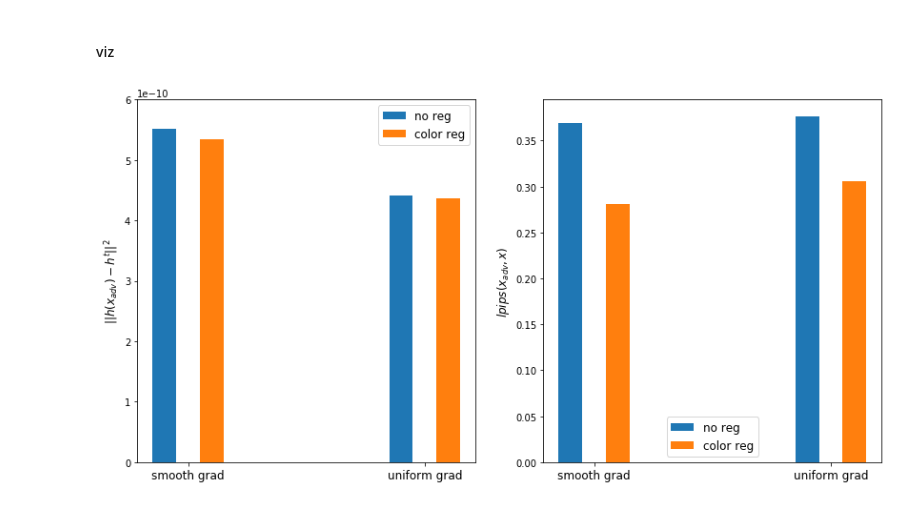
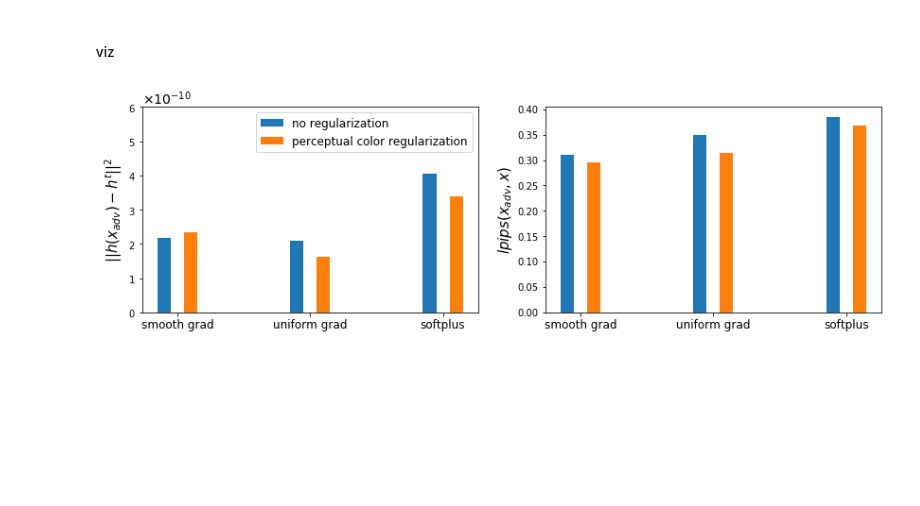
Before and after one commit to ahmadajal/Robust_Explanations, a Jupyter notebook: notebooks/results_post_hoc_methods.ipynb, the cells around one changed output. Cells and saved outputs as stored; diff of their text form; code cells hidden in the pictures; blank space fills up the shorter version.

```diff
--- a/notebooks/results_post_hoc_methods.ipynb
+++ b/notebooks/results_post_hoc_methods.ipynb
@@ -463,42 +588,52 @@ for att in ["add", "add_stadv", "add_recolor", "add_stadv_recolor"]:
 # %% [markdown]
 #### LPIPS
-# %%
-lpips_to_original_image_ciede = {"add": {"saliency": 0, "smooth_grad": 0, "uniform_grad": 0},
-         "add_stadv": {"saliency": 0, "smooth_grad": 0, "uniform_grad": 0},
-         "add_recolor": {"saliency": 0, "smooth_grad": 0, "uniform_grad": 0},
-         "add_stadv_recolor": {"saliency": 0, "smooth_grad": 0, "uniform_grad": 0}}
-for att in ["add", "add_stadv", "add_recolor", "add_stadv_recolor"]:
-    for method in ["smooth_grad", "uniform_grad"]:
-        lpips_to_original_image_ciede[att][method] = lpips_dist.forward(img, p_img_ciede[att][method]).item()
+# %%
+lpips_to_original_image_ciede = {"add": {"softplus": 0, "smooth_grad": 0, "uniform_grad": 0}}
+
+for att in ["add"]:
+    for method in ["smooth_grad", "uniform_grad", "softplus"]:
+        if method == "softplus":
+            with open("../examples/output_expl/ciede/"+att+"/output.log", "r") as f:
+                lines = f.readlines()
+        else:
+            with open("../examples/output_expl_relu/ciede/"+att+"/"+method+"/output.log", "r") as f:
+                lines = f.readlines()
+        lpips_to_original_image_ciede[att][method] = float(lines[-1].strip().split(" ")[-1])
 # %% [markdown]
 #### viz
 # %%
-fig, ax = plt.subplots(1,2, figsize=(14, 7))
+fig, ax = plt.subplots(1,2, figsize=(14, 4))
 
-x_s = np.array([1,2])
+x_s = np.array([1,2,3])
 ax[0].bar(x_s - 0.1,
-           [mse_to_target_map["add"]["smooth_grad"], mse_to_target_map["add"]["uniform_grad"]], width=0.1, label="no reg")
+           [mse_to_target_map["add"]["smooth_grad"], mse_to_target_map["add"]["uniform_grad"],
+            mse_to_target_map["add"]["softplus"]], width=0.1, label="no regularization")
 
 ax[0].bar(x_s + 0.1,
-           [mse_to_target_map_ciede["add"]["smooth_grad"], mse_to_target_map_ciede["add"]["uniform_grad"]], width=0.1, label="color reg")
+           [mse_to_target_map_ciede["add"]["smooth_grad"], mse_to_target_map_ciede["add"]["uniform_grad"],
+            mse_to_target_map_ciede["add"]["softplus"]], width=0.1, label="perceptual color regularization")
 
 
 ax[0].set_xticks(x_s)
-ax[0].set_xticklabels(["smooth grad", "uniform grad"], fontsize=12)
+ax[0].set_xticklabels(["smooth grad", "uniform grad", "softplus"], fontsize=12)
 ax[0].legend(fontsize=12)
-ax[0].set_ylabel(r"$||h(x_{adv}) - h^t||^2$", fontsize=12)
+ax[0].set_ylabel(r"$||h(x_{adv}) - h^t||^2$", fontsize=15)
+ax[0].ticklabel_format(style='sci', axis='y',scilimits=(0,0), useMathText=True)
+ax[0].yaxis.get_offset_text().set_fontsize(14)
 ax[0].set_ylim(top=6e-10)
 
 ax[1].bar(x_s - 0.1,
-           [lpips_to_original_image["add"]["smooth_grad"], lpips_to_original_image["add"]["uniform_grad"]], width=0.1, label="no reg")
+           [lpips_to_original_image["add"]["smooth_grad"], lpips_to_original_image["add"]["uniform_grad"],
+           lpips_to_original_image["add"]["softplus"]], width=0.1, label="no regularization")
 
 ax[1].bar(x_s + 0.1,
-           [lpips_to_original_image_ciede["add"]["smooth_grad"], lpips_to_original_image_ciede["add"]["uniform_grad"]], width=0.1, label="color reg")
+           [lpips_to_original_image_ciede["add"]["smooth_grad"], lpips_to_original_image_ciede["add"]["uniform_grad"],
+           lpips_to_original_image_ciede["add"]["softplus"]], width=0.1, label="perceptual color regularization")
 
 ax[1].set_xticks(x_s)
-ax[1].set_xticklabels(["smooth grad", "uniform grad"], fontsize=12)
-ax[1].legend(fontsize=12)
-ax[1].set_ylabel(r"$lpips(x_{adv}, x)$", fontsize=12)
+ax[1].set_xticklabels(["smooth grad", "uniform grad", "softplus"], fontsize=12)
+# ax[1].legend(fontsize=12)
+ax[1].set_ylabel(r"$lpips(x_{adv}, x)$", fontsize=15)
 plt.savefig("compare_attacks_mse_ciede.jpg", dpi=300, bbox_inches='tight', pad_inches=0.05);
 # %% [output]
-[figure, old version]
+[figure, new version]
```
Also changed, not shown: parts of 20 cells of this notebook, 11 other files.
